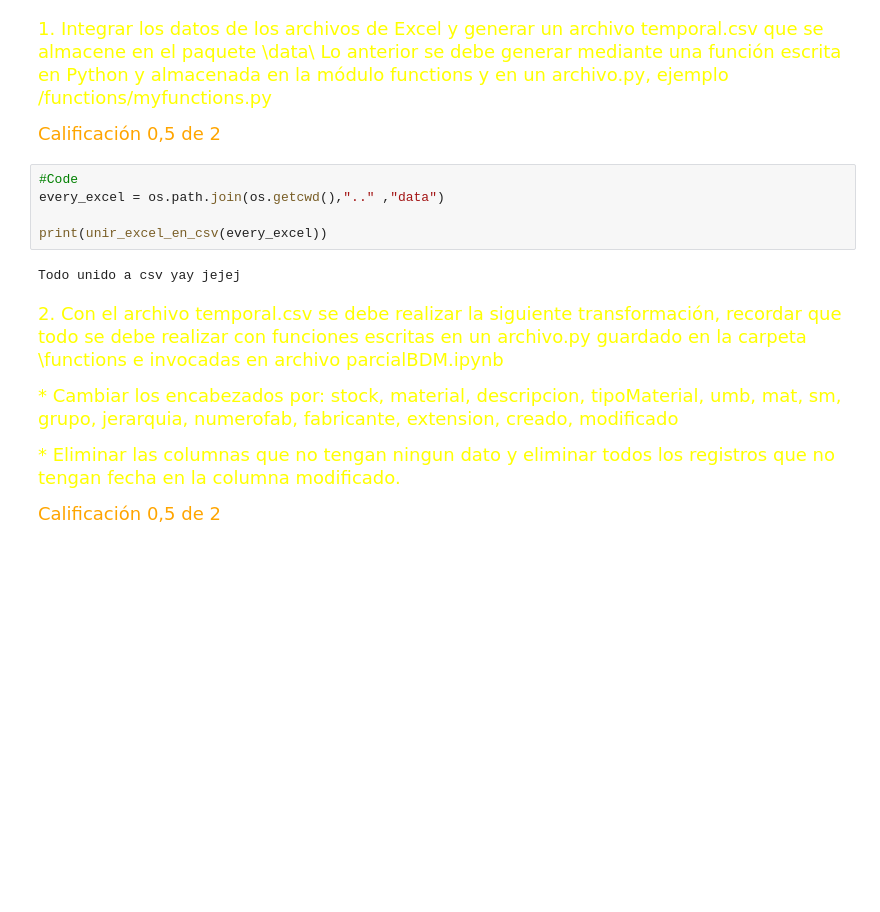
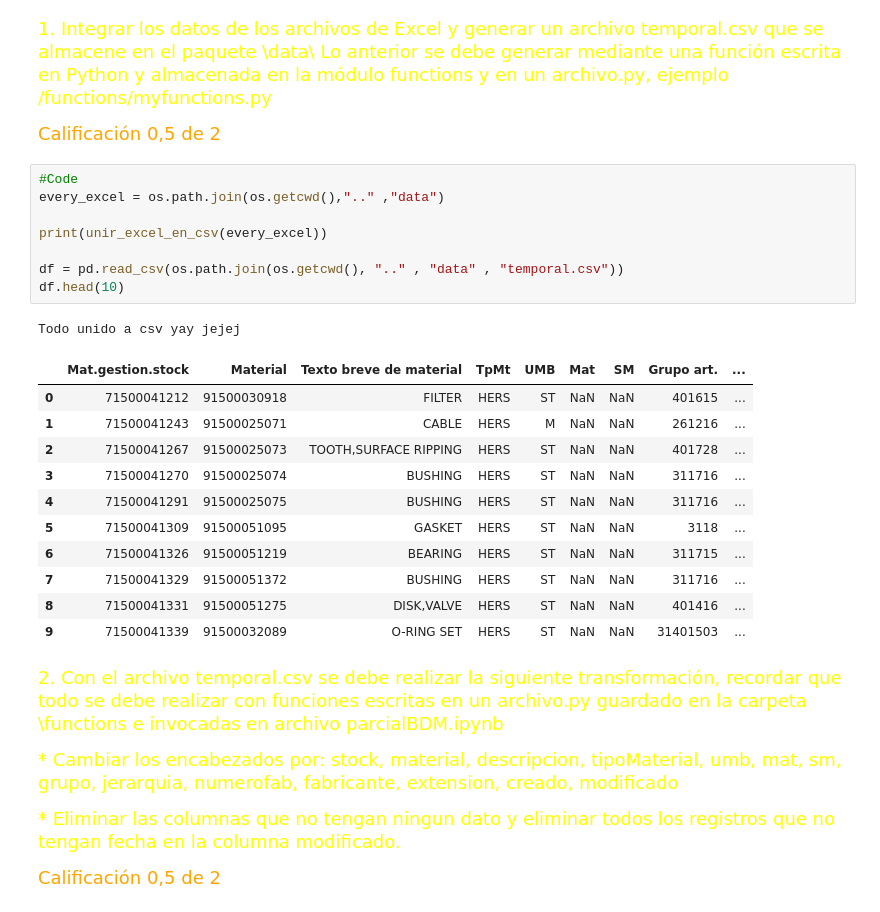
Before and after one commit to juan1jose3/pandas_stuff, a Jupyter notebook: TallerPythonPandas/notebooks/TallerPythonPandas.ipynb, the cells around one changed output. Drawn from its saved outputs; the diff is of its cells as text; blank space fills up the shorter version.

```diff
--- a/TallerPythonPandas/notebooks/TallerPythonPandas.ipynb
+++ b/TallerPythonPandas/notebooks/TallerPythonPandas.ipynb
@@ -227,10 +234,24 @@ clip_board.head(10)
 # %%
 #Code
 every_excel = os.path.join(os.getcwd(),".." ,"data")
 
 print(unir_excel_en_csv(every_excel))
+
+df = pd.read_csv(os.path.join(os.getcwd(), ".." , "data" , "temporal.csv"))
+df.head(10)
 # %% [output]
 Todo unido a csv yay jejej
+|  | Mat.gestion.stock | Material | Texto breve de material | TpMt | UMB | Mat | SM | Grupo art. | ... |
+| 0 | 71500041212 | 91500030918 | FILTER | HERS | ST | NaN | NaN | 401615 | ... |
+| 1 | 71500041243 | 91500025071 | CABLE | HERS | M | NaN | NaN | 261216 | ... |
+| 2 | 71500041267 | 91500025073 | TOOTH,SURFACE RIPPING | HERS | ST | NaN | NaN | 401728 | ... |
+| 3 | 71500041270 | 91500025074 | BUSHING | HERS | ST | NaN | NaN | 311716 | ... |
+| 4 | 71500041291 | 91500025075 | BUSHING | HERS | ST | NaN | NaN | 311716 | ... |
+| 5 | 71500041309 | 91500051095 | GASKET | HERS | ST | NaN | NaN | 3118 | ... |
+| 6 | 71500041326 | 91500051219 | BEARING | HERS | ST | NaN | NaN | 311715 | ... |
+| 7 | 71500041329 | 91500051372 | BUSHING | HERS | ST | NaN | NaN | 311716 | ... |
+| 8 | 71500041331 | 91500051275 | DISK,VALVE | HERS | ST | NaN | NaN | 401416 | ... |
+| 9 | 71500041339 | 91500032089 | O-RING SET | HERS | ST | NaN | NaN | 31401503 | ... |
 # %% [markdown]
 <font color="yellow" size = "4" face = "small fonts">2. Con el archivo temporal.csv se debe realizar la siguiente transformación, recordar que todo se debe realizar con funciones escritas en un archivo.py guardado en la carpeta \functions e invocadas en archivo parcialBDM.ipynb</font></center><br>
 
```
Also changed, not shown: parts of 29 cells of this notebook, 3 other files.
